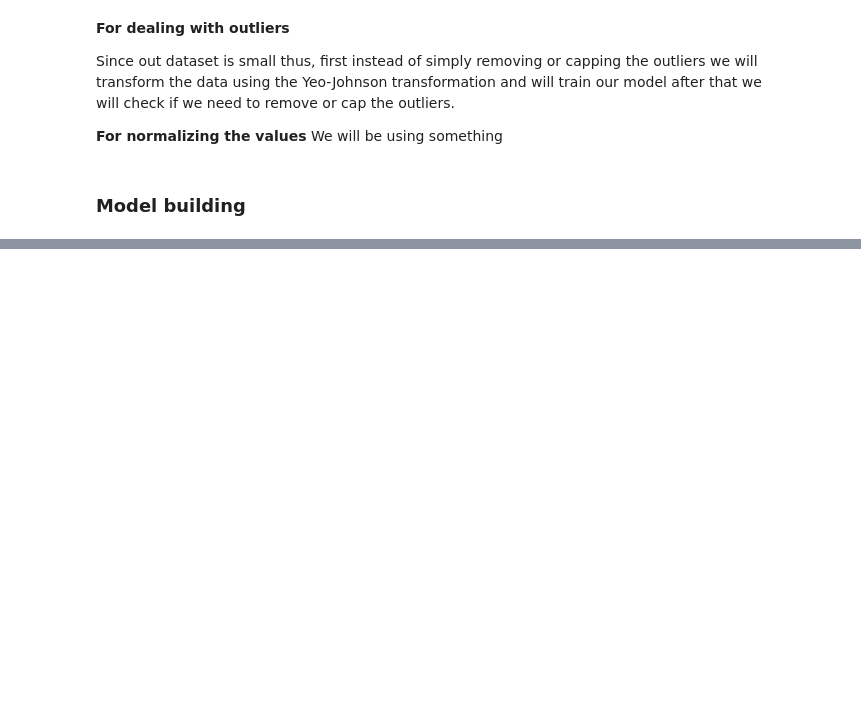
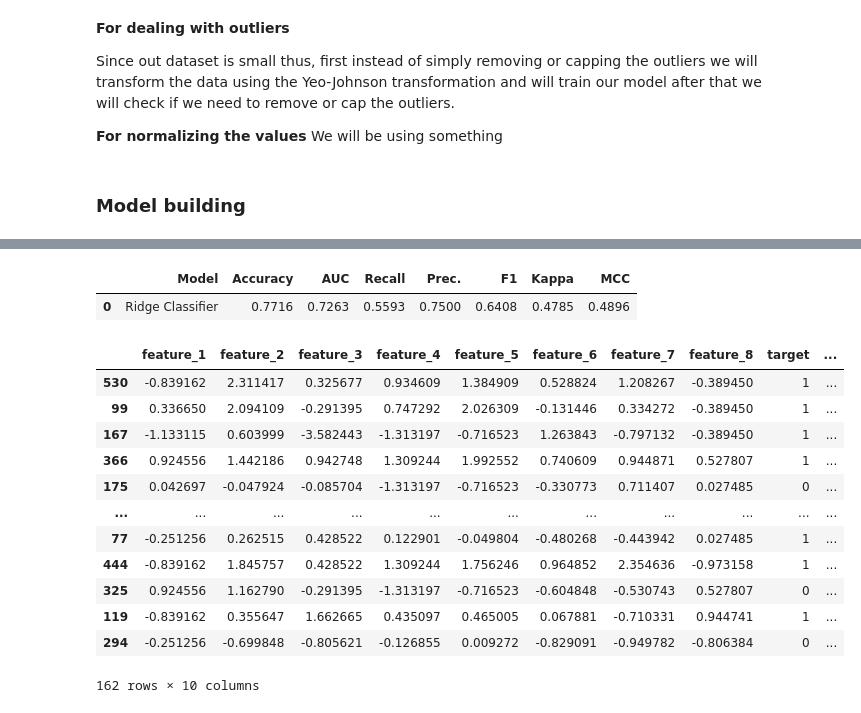
Before and after one commit to yuvraaj2002/Diabetes-Prediction, a Jupyter notebook: notebook/Notebook_Code.ipynb, the cells around one changed output, grey strips where cells are left out. Saved outputs shown, nothing was run; the diff lists cells and outputs as text; code cells hidden in the pictures; blank space fills up the shorter version.

```diff
--- a/notebook/Notebook_Code.ipynb
+++ b/notebook/Notebook_Code.ipynb
@@ -184 +222,19 @@ best_model = compare_models(include= ['lr', 'knn', 'nb', 'dt', 'svm', 'rbfsvm',
 [interactive output not drawn]
+# %%
+predict_model(best_model)
+# %% [output]
+|  | Model | Accuracy | AUC | Recall | Prec. | F1 | Kappa | MCC |
+| 0 | Ridge Classifier | 0.7716 | 0.7263 | 0.5593 | 0.7500 | 0.6408 | 0.4785 | 0.4896 |
+|  | feature_1 | feature_2 | feature_3 | feature_4 | feature_5 | feature_6 | feature_7 | feature_8 | target | ... |
+| 530 | -0.839162 | 2.311417 | 0.325677 | 0.934609 | 1.384909 | 0.528824 | 1.208267 | -0.389450 | 1 | ... |
+| 99 | 0.336650 | 2.094109 | -0.291395 | 0.747292 | 2.026309 | -0.131446 | 0.334272 | -0.389450 | 1 | ... |
+| 167 | -1.133115 | 0.603999 | -3.582443 | -1.313197 | -0.716523 | 1.263843 | -0.797132 | -0.389450 | 1 | ... |
+| 366 | 0.924556 | 1.442186 | 0.942748 | 1.309244 | 1.992552 | 0.740609 | 0.944871 | 0.527807 | 1 | ... |
+| 175 | 0.042697 | -0.047924 | -0.085704 | -1.313197 | -0.716523 | -0.330773 | 0.711407 | 0.027485 | 0 | ... |
+| ... | ... | ... | ... | ... | ... | ... | ... | ... | ... | ... |
+| 77 | -0.251256 | 0.262515 | 0.428522 | 0.122901 | -0.049804 | -0.480268 | -0.443942 | 0.027485 | 1 | ... |
+| 444 | -0.839162 | 1.845757 | 0.428522 | 1.309244 | 1.756246 | 0.964852 | 2.354636 | -0.973158 | 1 | ... |
+| 325 | 0.924556 | 1.162790 | -0.291395 | -1.313197 | -0.716523 | -0.604848 | -0.530743 | 0.527807 | 0 | ... |
+| 119 | -0.839162 | 0.355647 | 1.662665 | 0.435097 | 0.465005 | 0.067881 | -0.710331 | 0.944741 | 1 | ... |
+| 294 | -0.251256 | -0.699848 | -0.805621 | -0.126855 | 0.009272 | -0.829091 | -0.949782 | -0.806384 | 0 | ... |
+162 rows × 10 columns
```
Also changed, not shown: parts of 17 cells of this notebook.
